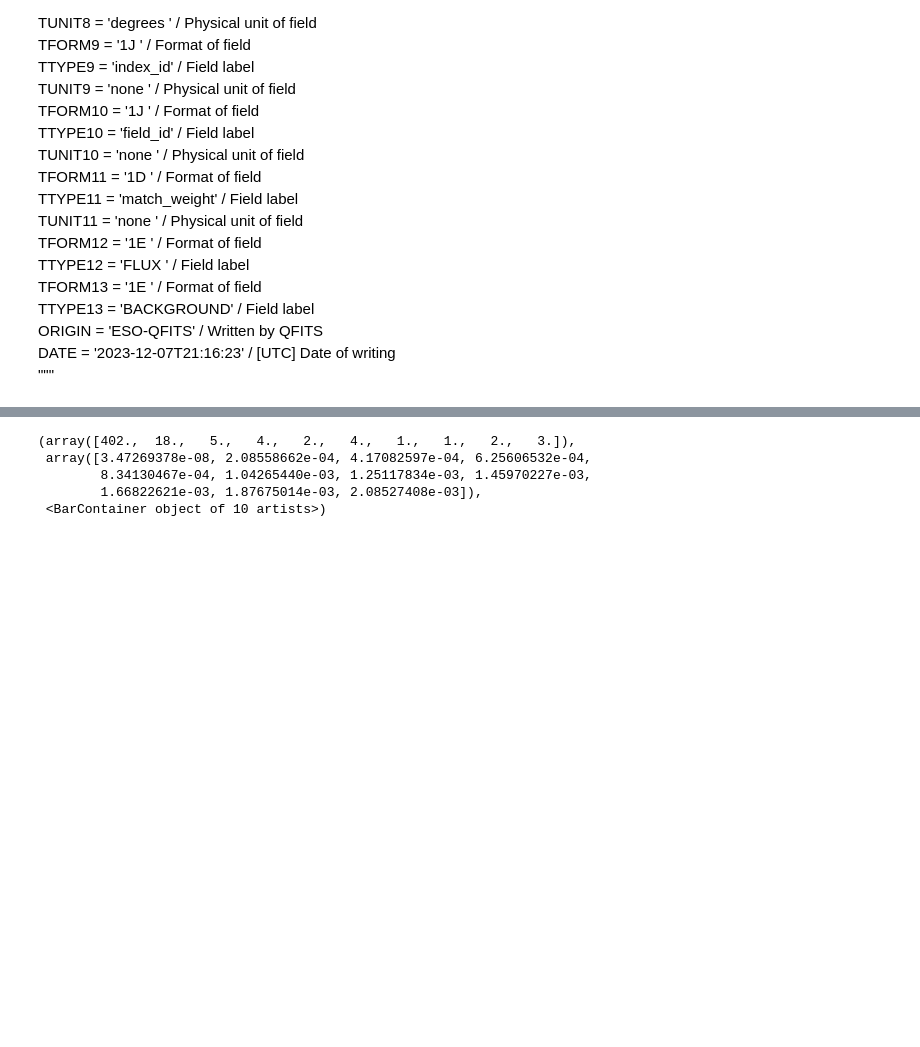
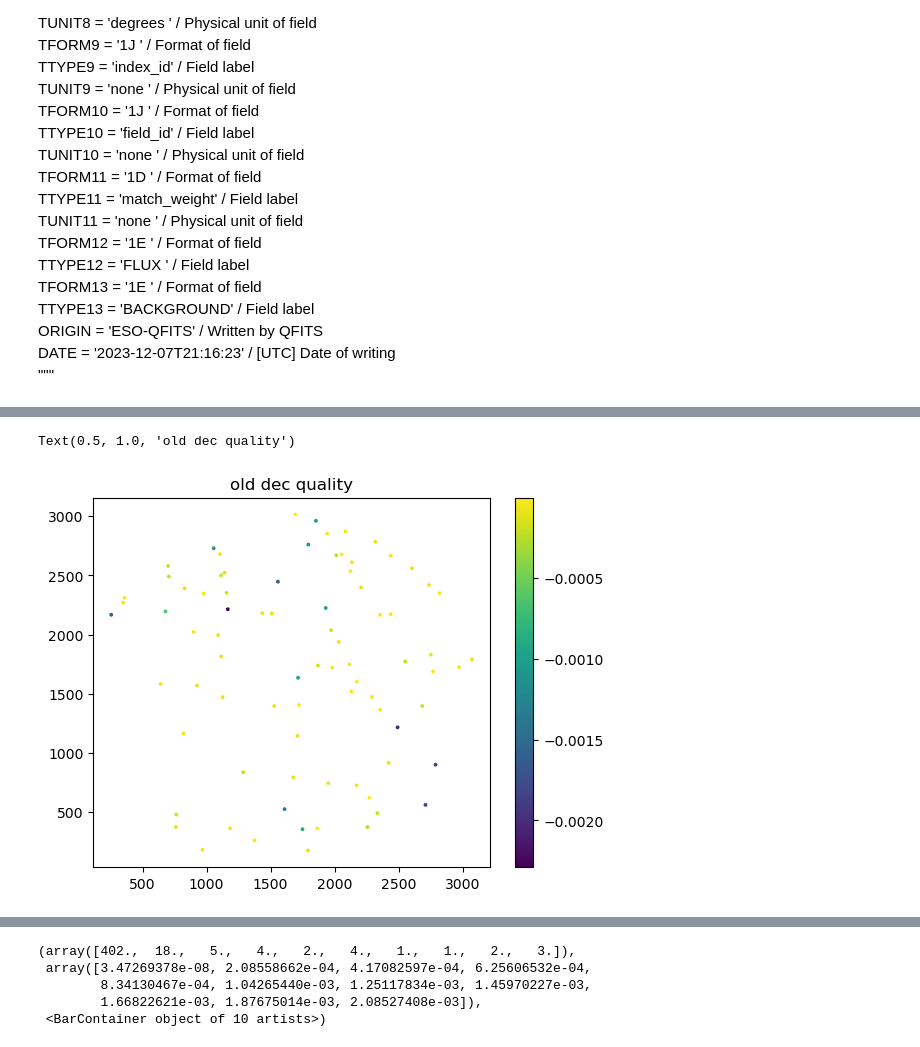
Before and after one commit to MillionConcepts/glcat, a Jupyter notebook: centroidcorrelation.ipynb, the cells around one changed output, grey strips where cells are left out. Saved outputs shown, nothing was run; the diff lists cells and outputs as text; code cells hidden in the pictures; blank space fills up the shorter version.

```diff
--- a/centroidcorrelation.ipynb
+++ b/centroidcorrelation.ipynb
@@ -84,0 +110,9 @@ merged_corr['new_dec_quality'] = abs(merged_corr['field_dec_new']-merged_corr['i
+# %%
+#plt.scatter(merged_corr['field_x_old'],merged_corr['field_y_old'],c=merged_corr['old_dec_quality'])
+plt.scatter(merged_corr['field_x_new'],merged_corr['field_y_new'],c=-merged_corr['old_dec_quality'],s=3)
+
+plt.colorbar()
+plt.title('old dec quality')
+# %% [output]
+Text(0.5, 1.0, 'old dec quality')
+[figure, added]
```
Also changed, not shown: parts of 28 cells of this notebook, 1 other file.
